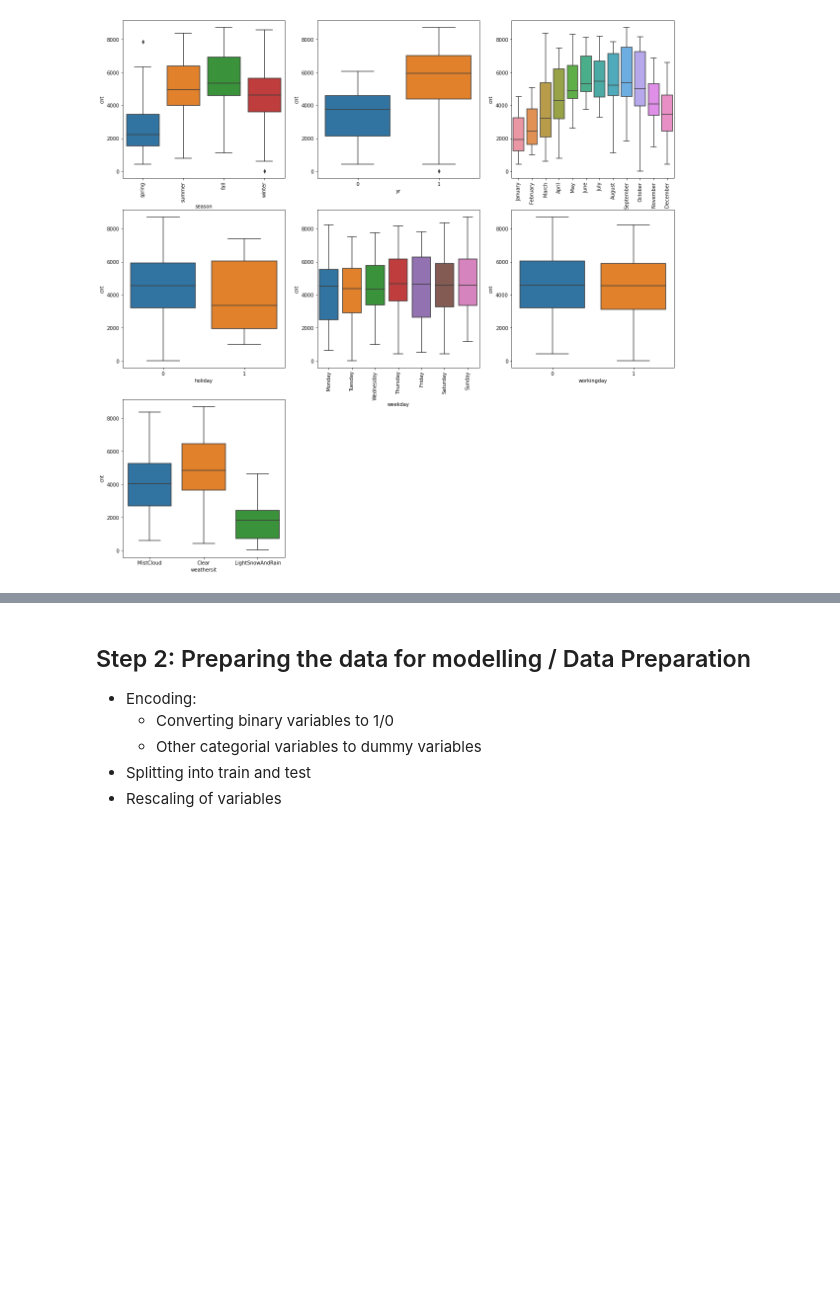
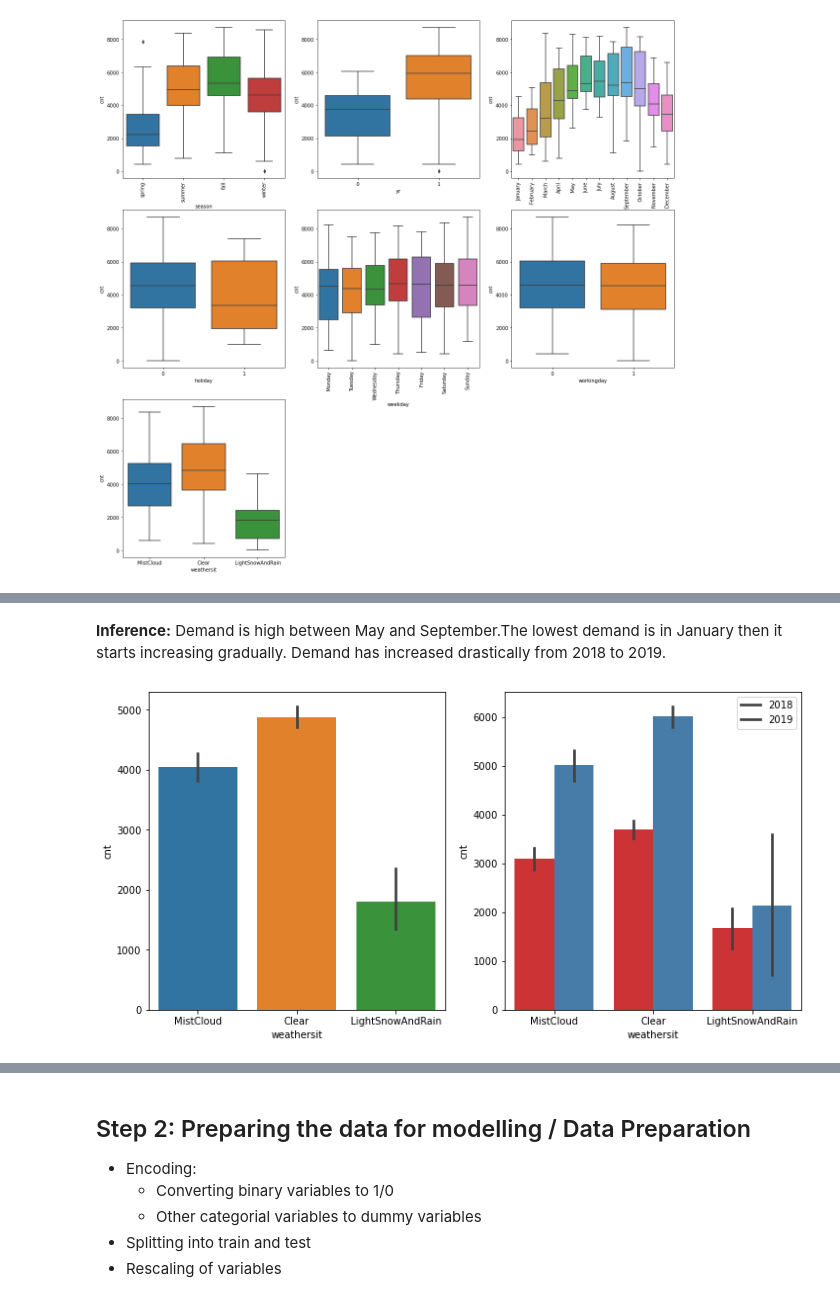
Before and after one commit to shuklavaibhav1994/Bike-Sharing, a Jupyter notebook: Vaibhav_Shukla_Bike_Sharing.ipynb, the cells around one changed output, grey strips where cells are left out. Saved outputs shown, nothing was run; the diff lists cells and outputs as text; code cells hidden in the pictures; blank space fills up the shorter version.

```diff
--- a/Vaibhav_Shukla_Bike_Sharing.ipynb
+++ b/Vaibhav_Shukla_Bike_Sharing.ipynb
@@ -279,0 +310,13 @@ plt.show()
+# %% [markdown]
+**Inference:** Demand is high between May and September.The lowest demand is in January then it starts increasing gradually. Demand has increased drastically from 2018 to 2019.
+# %%
+#distribution of demand based on weather in 2018 and 2019
+plt.figure(figsize = (12,6))
+plt.subplot(1,2,1)
+sns.barplot(bike.weathersit,'cnt',data=bike)
+plt.subplot(1,2,2)
+sns.barplot(bike.weathersit,'cnt',data=bike, hue='yr',palette='Set1')
+plt.legend(labels=['2018', '2019'])
+plt.show()
+# %% [output]
+[figure, added]
```
Also changed, not shown: parts of 28 cells of this notebook.
